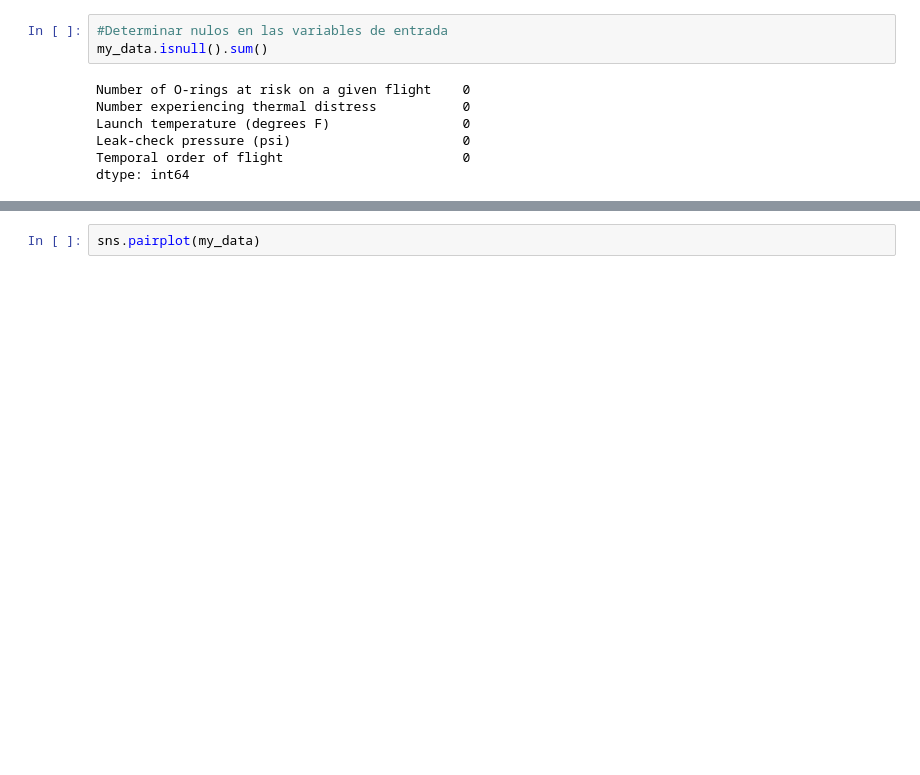
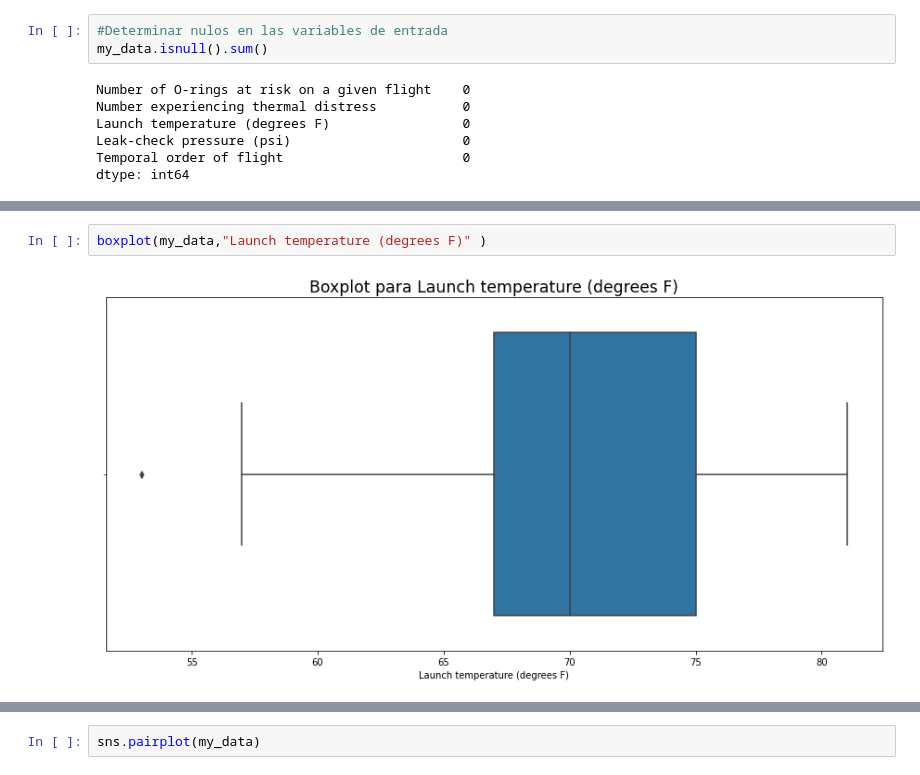
Before and after one commit to Yarrieta/intro_ia, a Jupyter notebook: tp_integrador_enunciado/template_tp_integrador_dataset.ipynb, the cells around one changed output, grey strips where cells are left out. Saved outputs shown, nothing was run; the diff lists cells and outputs as text; blank space fills up the shorter version.

```diff
--- a/tp_integrador_enunciado/template_tp_integrador_dataset.ipynb
+++ b/tp_integrador_enunciado/template_tp_integrador_dataset.ipynb
@@ -166,0 +185,4 @@ plt.show()
+# %%
+boxplot(my_data,"Launch temperature (degrees F)" )
+# %% [output]
+[figure, added]
```
Also changed, not shown: parts of 10 cells of this notebook, 1 other file.
